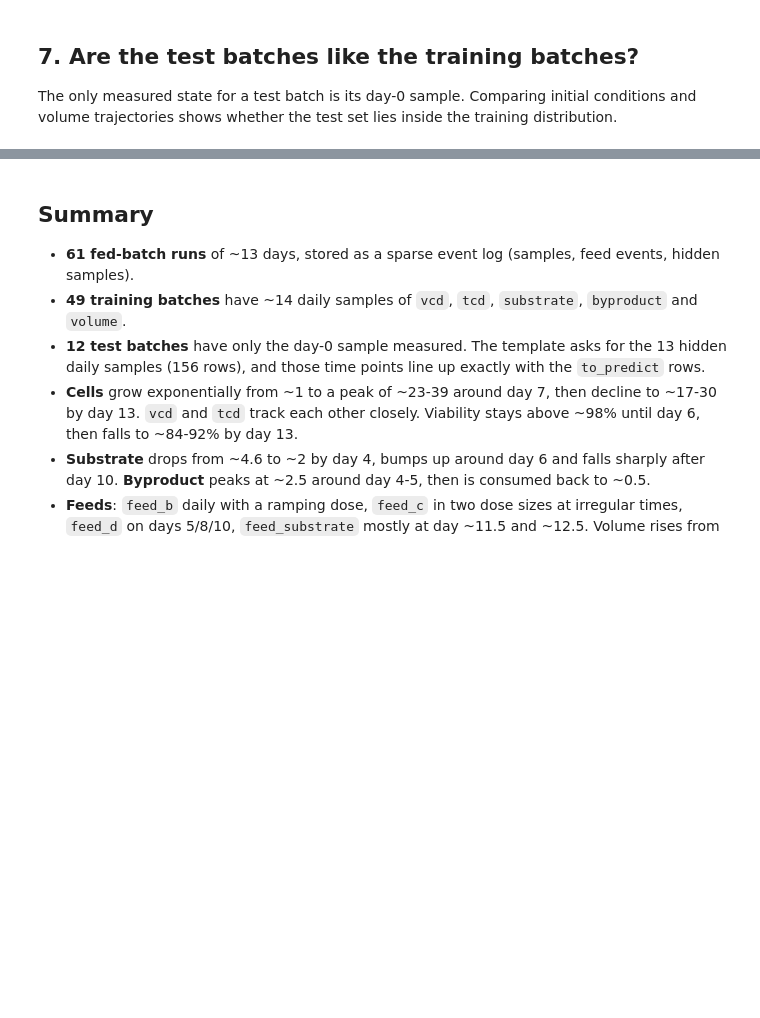
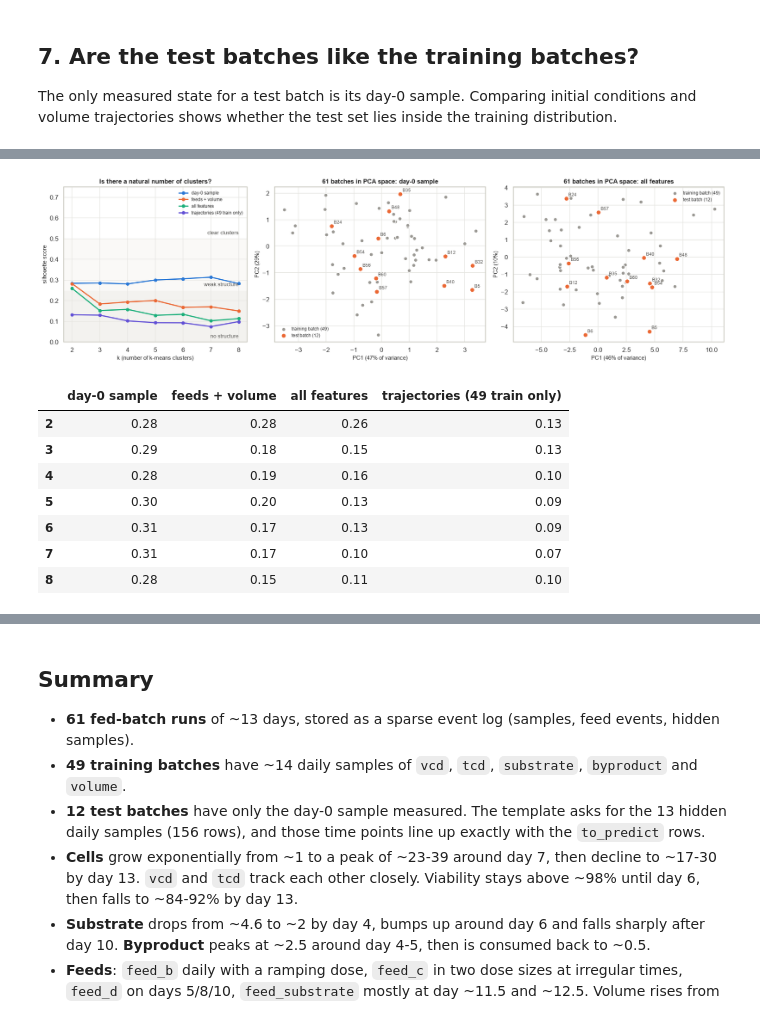
Before and after one commit to SwissDataScienceCenter/SDSC-STEM4Health-group01, a Jupyter notebook: testing/data_overview.ipynb, the cells around one changed output, grey strips where cells are left out. Drawn from its saved outputs; the diff is of its cells as text; code cells hidden in the pictures; blank space fills up the shorter version.

```diff
--- a/testing/data_overview.ipynb
+++ b/testing/data_overview.ipynb
@@ -585,0 +598,79 @@ plt.tight_layout(); plt.show()
+# %%
+from sklearn.cluster import KMeans
+from sklearn.metrics import silhouette_score
+from scipy.spatial.distance import cdist
+
+ids61 = sorted(raw.batch_id.unique(), key=lambda b: int(b[5:]))
+train_ids = [b for b in ids61 if b not in test_batches]
+d0 = raw[raw.vcd.notna() & (raw.elapsed_time < 0.05)].set_index("batch_id")
+
+F = pd.DataFrame(index=ids61)
+for v in STATE:
+    F[f"log_{v}_d0"] = np.log(d0[v])
+F["volume_d0"] = d0.volume
+F = F.join(fb.add_prefix("feed_b_d"))                                   # feed_b dose per day (section 5b)
+F["feed_c_n_small"] = fc_small.reindex(ids61).fillna(0)
+F["feed_c_total"] = raw.groupby("batch_id").feed_c.sum()
+F["early_dose"] = fs.early_dose_day.notna().astype(float)
+F["early_dose_day"] = fs.early_dose_day.fillna(14)
+F["high_d11_5"] = (fs.d11 == "H").astype(float)
+F["high_d12_5"] = (fs.d12 == "H").astype(float)
+vol = raw[raw.vcd.notna() | raw.to_predict].assign(day=lambda d: d.elapsed_time.round().astype(int)) \
+         .pivot_table(index="batch_id", columns="day", values="volume")
+for d in range(1, 14):
+    F[f"volume_added_d{d}"] = vol[d] - F.volume_d0
+F = F.fillna(F.median())
+
+SETS = {"day-0 sample": [c for c in F if c.endswith("_d0")],
+        "feeds + volume": [c for c in F if not c.endswith("_d0")],
+        "all features": list(F.columns)}
+Z = {name: (F[cols] - F.loc[train_ids, cols].mean()) / F.loc[train_ids, cols].std().replace(0, 1) for name, cols in SETS.items()}
+
+sil = pd.DataFrame({name: {k: silhouette_score(z, KMeans(k, n_init=20, random_state=0).fit_predict(z)) for k in range(2, 9)}
+                    for name, z in Z.items()})
+
+# Clustering on the OUTCOME (full trajectories) of the 49 training batches
+day = lambda d: d.assign(day=d.elapsed_time.round().astype(int))
+traj = day(raw[raw.batch_id.isin(train_ids) & raw.vcd.notna() & (raw.elapsed_time > 0.5)])
+T = pd.concat([np.log(traj.pivot_table(index="batch_id", columns="day", values=v)).sub(F.loc[train_ids, f"log_{v}_d0"], axis=0)
+               .add_prefix(f"{v}_d") for v in STATE], axis=1)
+Tz = (T - T.mean()) / T.std()
+sil["trajectories (49 train only)"] = pd.Series({k: silhouette_score(Tz, KMeans(k, n_init=20, random_state=0).fit_predict(Tz)) for k in range(2, 9)})
+
+fig, axes = plt.subplots(1, 3, figsize=(17, 4.8), gridspec_kw={"width_ratios": [1, 1.15, 1.15]})
+ax = axes[0]
+for (name, s_), c in zip(sil.items(), ["#2a78d6", "#eb6834", "#1baf7a", "#6250d6"]):
+    ax.plot(s_.index, s_.values, marker="o", ms=5, color=c, label=name)
+ax.axhspan(0, 0.25, color="#f3f2ef", zorder=0); ax.axhspan(0.25, 0.5, color="#faf9f7", zorder=0)
+ax.text(8, 0.02, "no structure", ha="right", fontsize=9, color="#52514e")
+ax.text(8, 0.27, "weak structure", ha="right", fontsize=9, color="#52514e")
+ax.text(8, 0.52, "clear clusters", ha="right", fontsize=9, color="#52514e")
+ax.set_ylim(0, 0.75); ax.set_xlabel("k (number of k-means clusters)"); ax.set_ylabel("silhouette score")
+ax.set_title("Is there a natural number of clusters?"); ax.legend(frameon=False, fontsize=8, loc="upper right")
+
+for ax, name in zip(axes[1:], ["day-0 sample", "all features"]):
+    z = Z[name]
+    U, S_, Vt = np.linalg.svd(z.loc[train_ids].values, full_matrices=False)   # PCA fitted on train
+    pc = z.values @ Vt[:2].T
+    expl = S_ ** 2 / np.sum(S_ ** 2)
+    pcs = pd.DataFrame(pc, index=ids61, columns=["PC1", "PC2"])
+    tr, te = pcs.loc[train_ids], pcs.loc[test_batches]
+    ax.scatter(tr.PC1, tr.PC2, s=40, color="#9a9893", edgecolor="white", linewidth=1, label="training batch (49)")
+    ax.scatter(te.PC1, te.PC2, s=70, color=TEST, edgecolor="white", linewidth=1.5, label="test batch (12)", zorder=3)
+    for b, r in te.iterrows():
+        ax.annotate(b.replace("Batch", "B"), (r.PC1, r.PC2), xytext=(4, 4), textcoords="offset points", fontsize=8, color="#52514e")
+    ax.set_xlabel(f"PC1 ({expl[0]:.0%} of variance)"); ax.set_ylabel(f"PC2 ({expl[1]:.0%})")
+    ax.set_title(f"61 batches in PCA space: {name}")
+    ax.legend(frameon=False, fontsize=8, loc="best")
+plt.tight_layout(); plt.show()
+sil.round(2)
+# %% [output]
+[figure, added]
+|  | day-0 sample | feeds + volume | all features | trajectories (49 train only) |
+| 2 | 0.28 | 0.28 | 0.26 | 0.13 |
+| 3 | 0.29 | 0.18 | 0.15 | 0.13 |
+| 4 | 0.28 | 0.19 | 0.16 | 0.10 |
+| 5 | 0.30 | 0.20 | 0.13 | 0.09 |
+| 6 | 0.31 | 0.17 | 0.13 | 0.09 |
+| 7 | 0.31 | 0.17 | 0.10 | 0.07 |
+| 8 | 0.28 | 0.15 | 0.11 | 0.10 |
```
Also changed, not shown: parts of 5 cells of this notebook, 4 other files.
